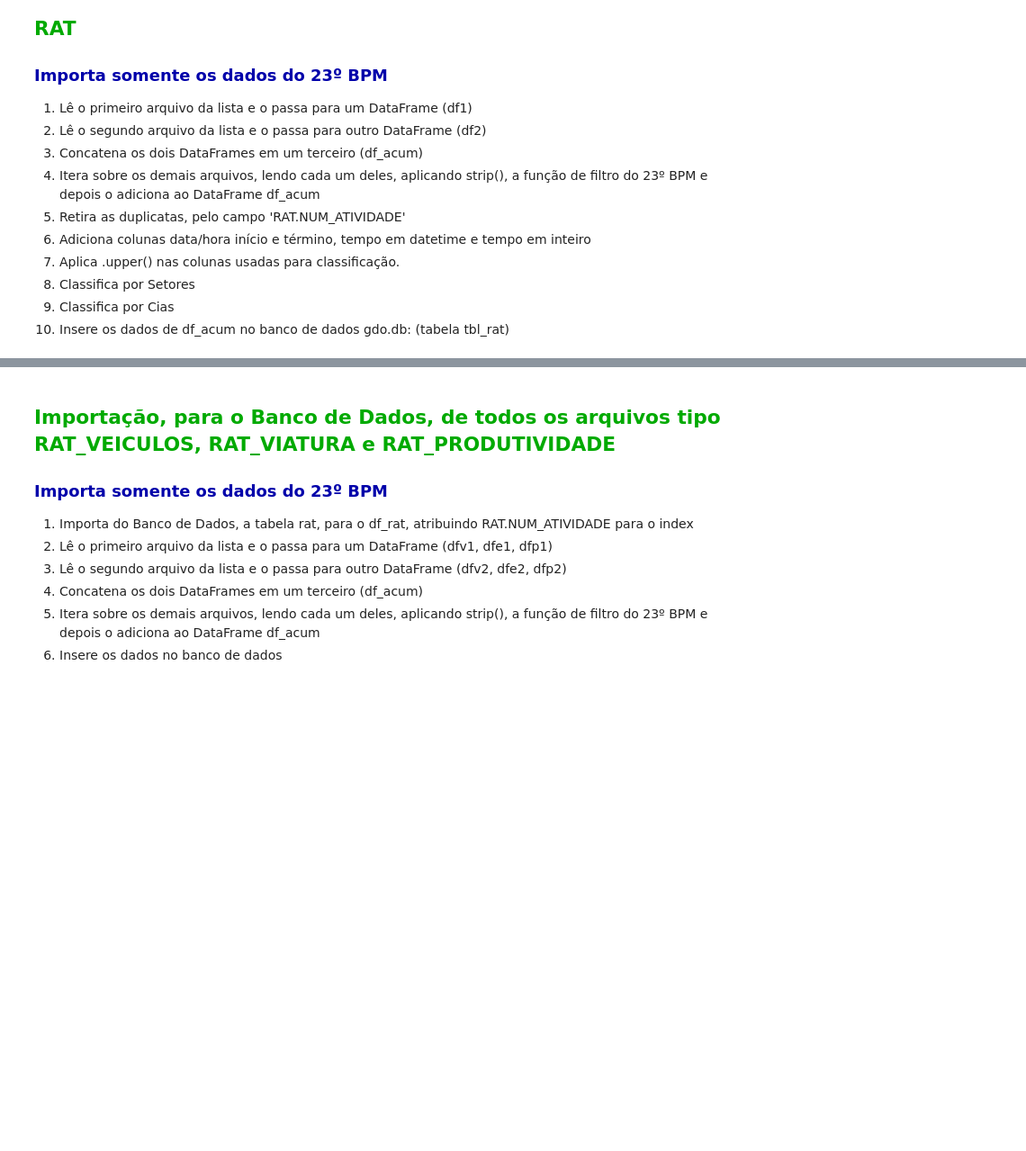
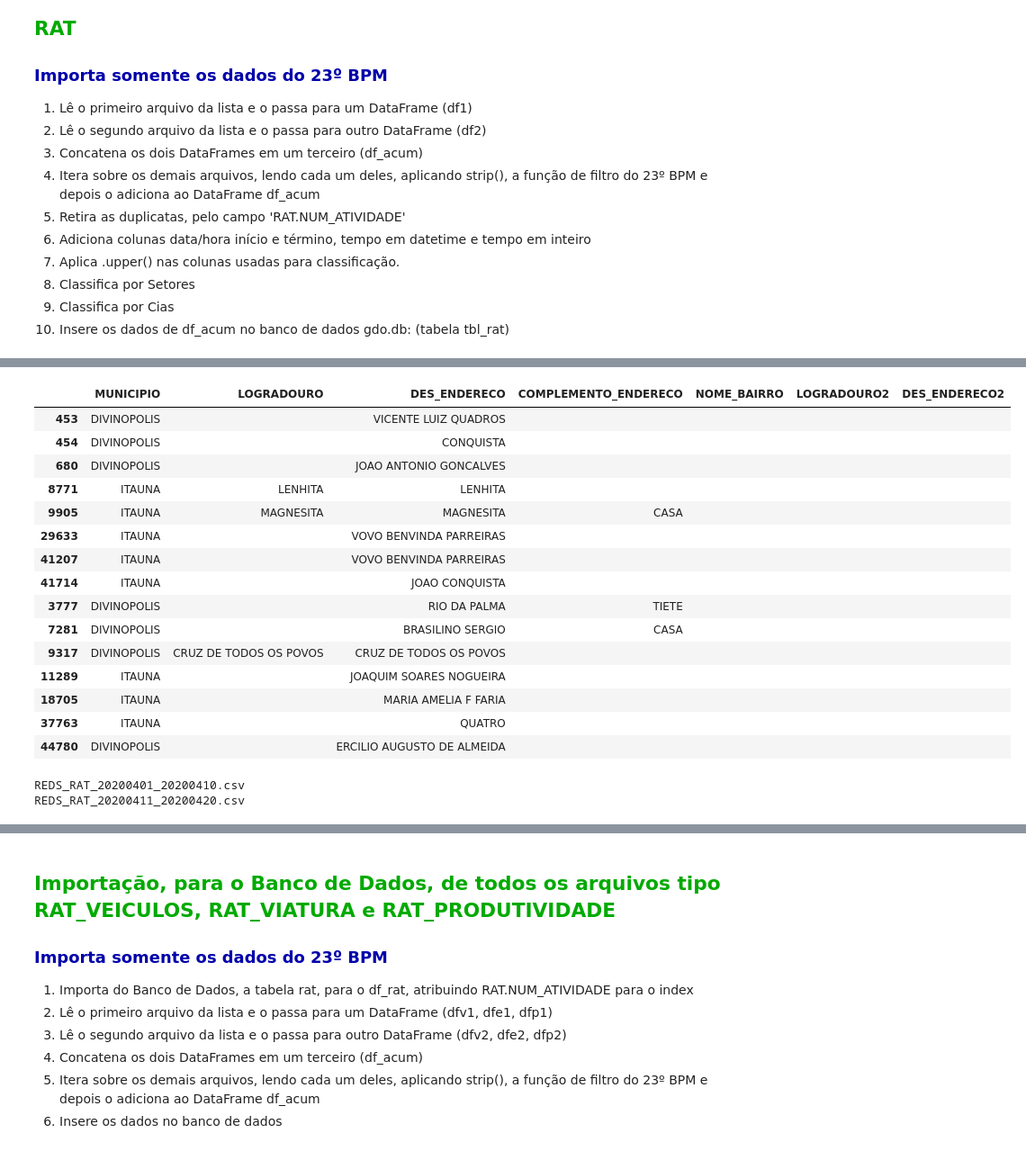
Before and after one commit to WENDEL4891/gdo-pandas, a Jupyter notebook: Importar novos arquivos csv.ipynb, the cells around one changed output, grey strips where cells are left out. Shown: that part at 90% size. Cells and saved outputs as stored; diff of their text form; code cells hidden in the pictures; blank space fills up the shorter version.

```diff
--- a/Importar novos arquivos csv.ipynb
+++ b/Importar novos arquivos csv.ipynb
@@ -4,10 +4,11 @@ import numpy as np
 # %% [markdown]
 <h2 style='color:#00A'>O código adiante obtém os arquivos csv, por tipo (rat, rat_evetivo, rat_viatura e rat_produtividade) e os ordena por data</h2>
 # %%
+%%time
 import funcs
 import itertools
 
 files_names = funcs.get_files_names(only_not_imported=True)
-files_names = list(itertools.chain.from_iterable(files_names.values()))
-files_names
+# files_names = list(itertools.chain.from_iterable(files_names.values()))
+files_names['rat']
 # %% [output]
@@ -46,5 +19,0 @@ files
-# %%
-df = pd.DataFrame({
-    'A':[1,2,3],
-    'B':[4,5,6]
-})
@@ -216,0 +194,36 @@ b'Skipping line 39087: expected 32 fields, saw 33\n'
+# %%
+df_rat[
+    df_rat['SETOR'] == 'other'
+][[
+    'MUNICIPIO',
+    'LOGRADOURO',
+    'DES_ENDERECO',
+    'COMPLEMENTO_ENDERECO',
+    'NOME_BAIRRO',
+    'LOGRADOURO2',
+    'DES_ENDERECO2'
+]]
+# %% [output]
+|  | MUNICIPIO | LOGRADOURO | DES_ENDERECO | COMPLEMENTO_ENDERECO | NOME_BAIRRO | LOGRADOURO2 | DES_ENDERECO2 |
+| 453 | DIVINOPOLIS |  | VICENTE LUIZ QUADROS |  |  |  |  |
+| 454 | DIVINOPOLIS |  | CONQUISTA |  |  |  |  |
+| 680 | DIVINOPOLIS |  | JOAO ANTONIO GONCALVES |  |  |  |  |
+| 8771 | ITAUNA | LENHITA | LENHITA |  |  |  |  |
+| 9905 | ITAUNA | MAGNESITA | MAGNESITA | CASA |  |  |  |
+| 29633 | ITAUNA |  | VOVO BENVINDA PARREIRAS |  |  |  |  |
+| 41207 | ITAUNA |  | VOVO BENVINDA PARREIRAS |  |  |  |  |
+| 41714 | ITAUNA |  | JOAO CONQUISTA |  |  |  |  |
+| 3777 | DIVINOPOLIS |  | RIO DA PALMA | TIETE |  |  |  |
+| 7281 | DIVINOPOLIS |  | BRASILINO SERGIO | CASA |  |  |  |
+| 9317 | DIVINOPOLIS | CRUZ DE TODOS OS POVOS | CRUZ DE TODOS OS POVOS |  |  |  |  |
+| 11289 | ITAUNA |  | JOAQUIM SOARES NOGUEIRA |  |  |  |  |
+| 18705 | ITAUNA |  | MARIA AMELIA F FARIA |  |  |  |  |
+| 37763 | ITAUNA |  | QUATRO |  |  |  |  |
+| 44780 | DIVINOPOLIS |  | ERCILIO AUGUSTO DE ALMEIDA |  |  |  |  |
+# %%
+# df_rat['MUNICIPIO'].value_counts()
+for i in range( len(files_names['rat']) ):
+    print(files_names['rat'][i])
+# %% [output]
+REDS_RAT_20200401_20200410.csv
+REDS_RAT_20200411_20200420.csv
```
Also changed, not shown: parts of 9 cells of this notebook.
